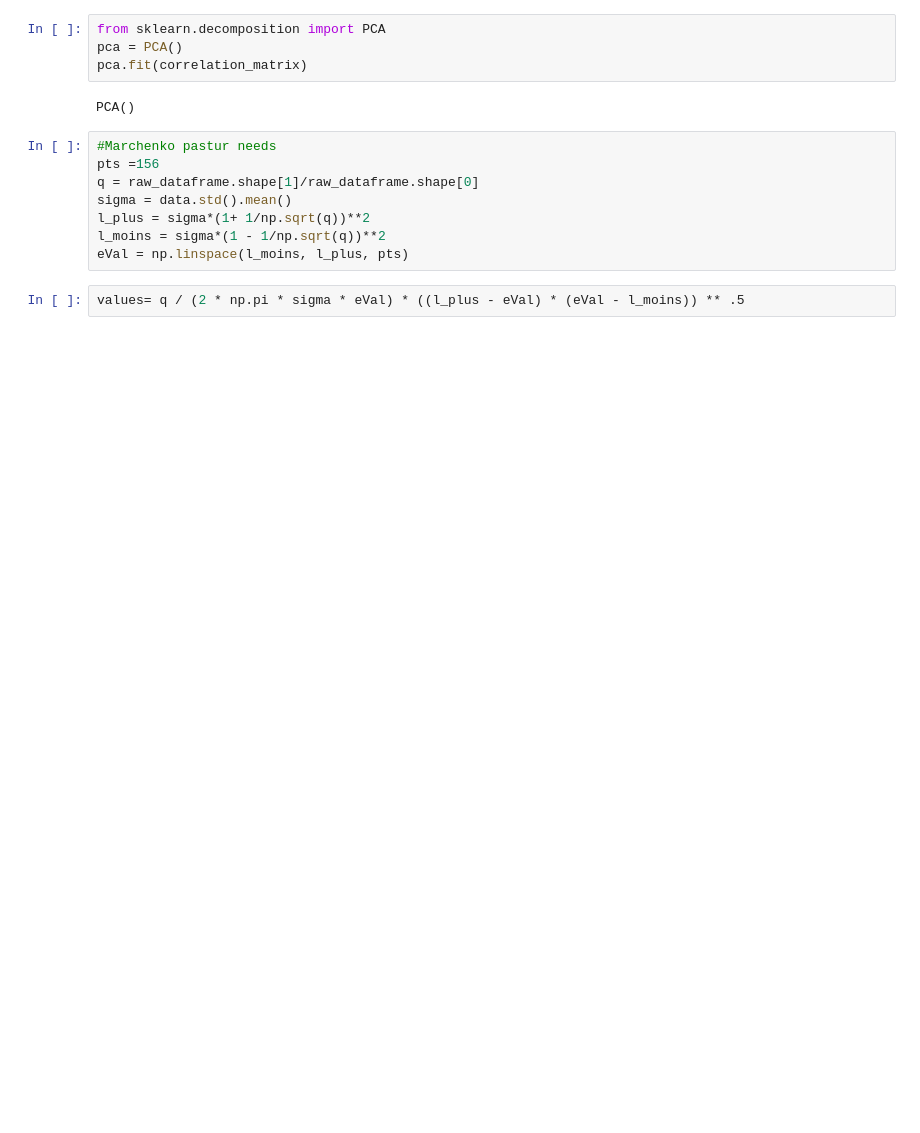
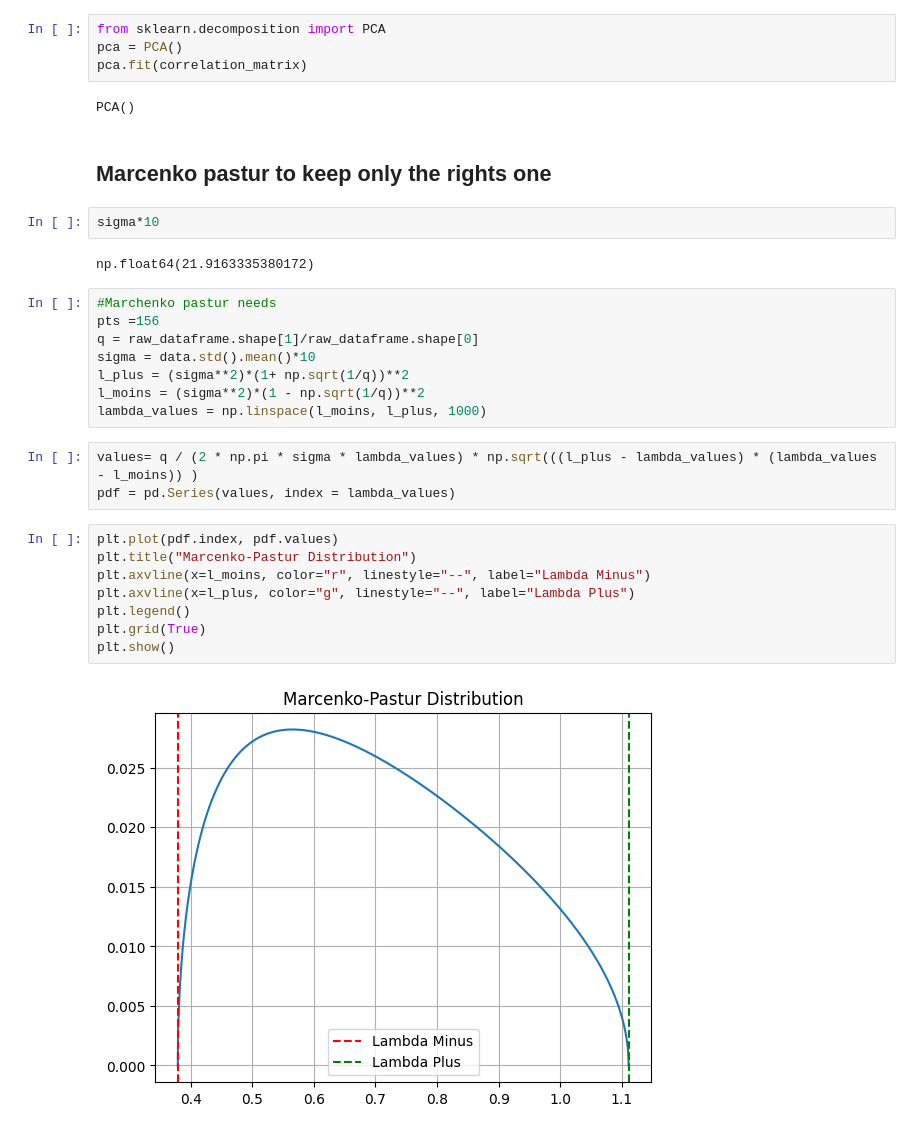
Before and after one commit to Antoinebattini/Pair_trading, a Jupyter notebook: Labo.ipynb, the cells around one changed output. Cells and saved outputs as stored; diff of their text form; blank space fills up the shorter version.

Commit message:
avancement marcenko pastur correlation matrix and ML methods

```diff
--- a/Labo.ipynb
+++ b/Labo.ipynb
@@ -1069,13 +1085,30 @@ pca = PCA()
 pca.fit(correlation_matrix)
 # %% [output]
 PCA()
+# %% [markdown]
+## Marcenko pastur to keep only the rights one
+# %%
+sigma*10
+# %% [output]
+np.float64(21.9163335380172)
 # %%
 #Marchenko pastur needs
 pts =156
 q = raw_dataframe.shape[1]/raw_dataframe.shape[0]
-sigma = data.std().mean()
-l_plus = sigma*(1+ 1/np.sqrt(q))**2
-l_moins = sigma*(1 - 1/np.sqrt(q))**2
-eVal = np.linspace(l_moins, l_plus, pts)
+sigma = data.std().mean()*10
+l_plus = (sigma**2)*(1+ np.sqrt(1/q))**2
+l_moins = (sigma**2)*(1 - np.sqrt(1/q))**2
+lambda_values = np.linspace(l_moins, l_plus, 1000)
 # %%
-values= q / (2 * np.pi * sigma * eVal) * ((l_plus - eVal) * (eVal - l_moins)) ** .5
+values= q / (2 * np.pi * sigma * lambda_values) * np.sqrt(((l_plus - lambda_values) * (lambda_values - l_moins)) )
+pdf = pd.Series(values, index = lambda_values)
+# %%
+plt.plot(pdf.index, pdf.values)
+plt.title("Marcenko-Pastur Distribution")
+plt.axvline(x=l_moins, color="r", linestyle="--", label="Lambda Minus")
+plt.axvline(x=l_plus, color="g", linestyle="--", label="Lambda Plus")
+plt.legend()
+plt.grid(True)
+plt.show()
+# %% [output]
+[figure, added]
```
Also changed, not shown: parts of 24 cells of this notebook.
